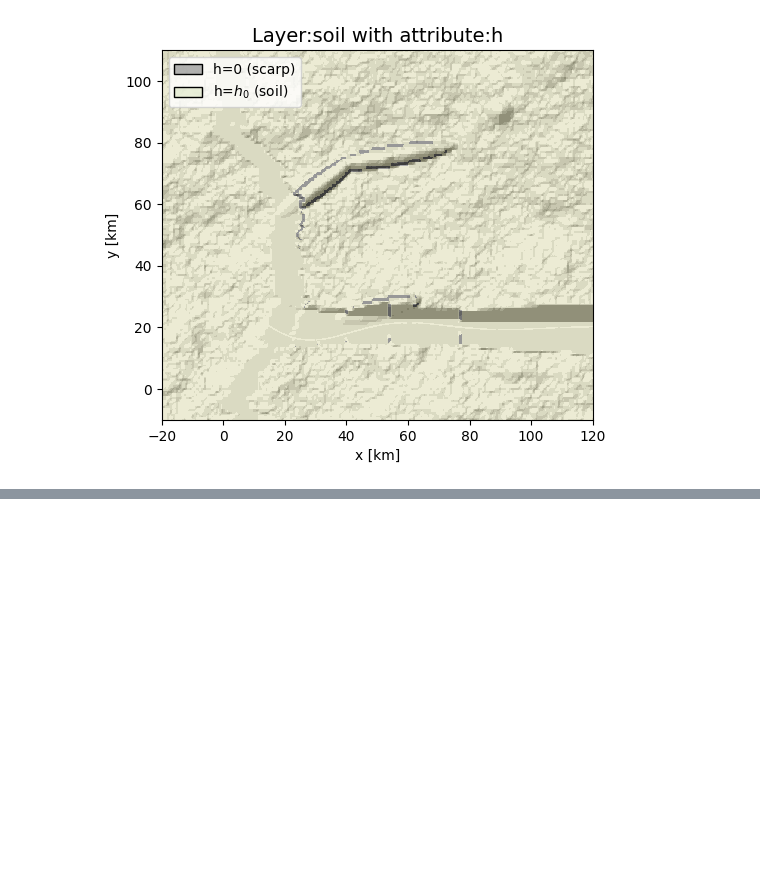
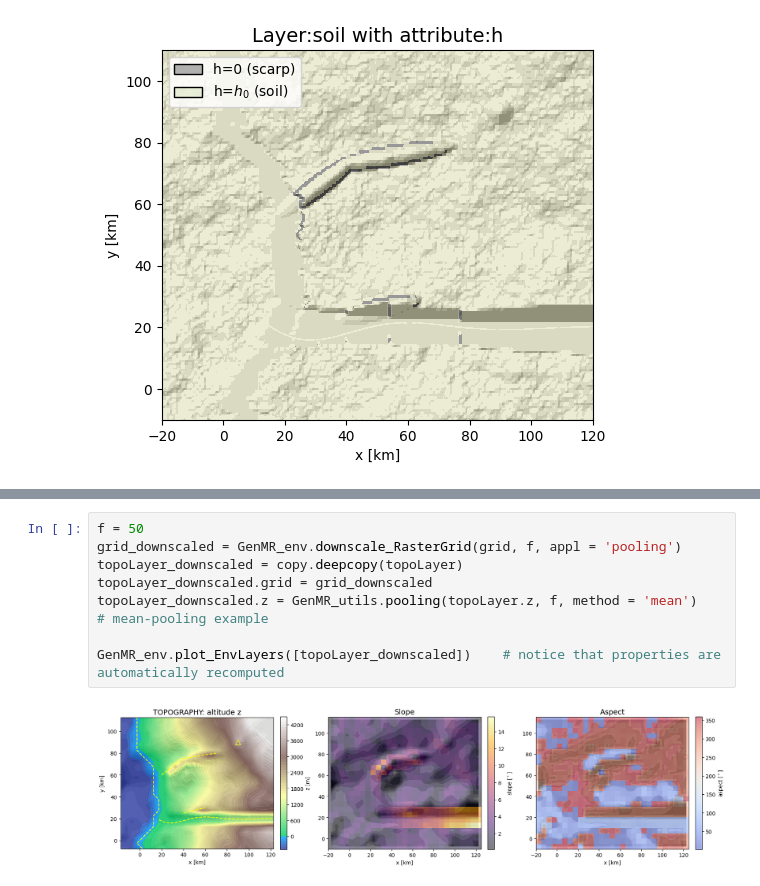
Before and after one commit to MignanRiskAnalytics/GenMR_SCOR, a Jupyter notebook: jupyter_execute/notebooks/Tutorial1_DigitalTemplate_environment.ipynb, the cells around one changed output, grey strips where cells are left out. Drawn from its saved outputs; the diff is of its cells as text; blank space fills up the shorter version.

```diff
--- a/jupyter_execute/notebooks/Tutorial1_DigitalTemplate_environment.ipynb
+++ b/jupyter_execute/notebooks/Tutorial1_DigitalTemplate_environment.ipynb
@@ -174,0 +180,10 @@ GenMR_env.plot_EnvLayer_attr(soilLayer, 'h', hillshading_z = topoLayer.z)
+# %%
+f = 50
+grid_downscaled = GenMR_env.downscale_RasterGrid(grid, f, appl = 'pooling')
+topoLayer_downscaled = copy.deepcopy(topoLayer)
+topoLayer_downscaled.grid = grid_downscaled
+topoLayer_downscaled.z = GenMR_utils.pooling(topoLayer.z, f, method = 'mean')             # mean-pooling example
+
+GenMR_env.plot_EnvLayers([topoLayer_downscaled])    # notice that properties are automatically recomputed
+# %% [output]
+[figure, added]
```
Also changed, not shown: parts of 5 cells of this notebook, 13 other files.
